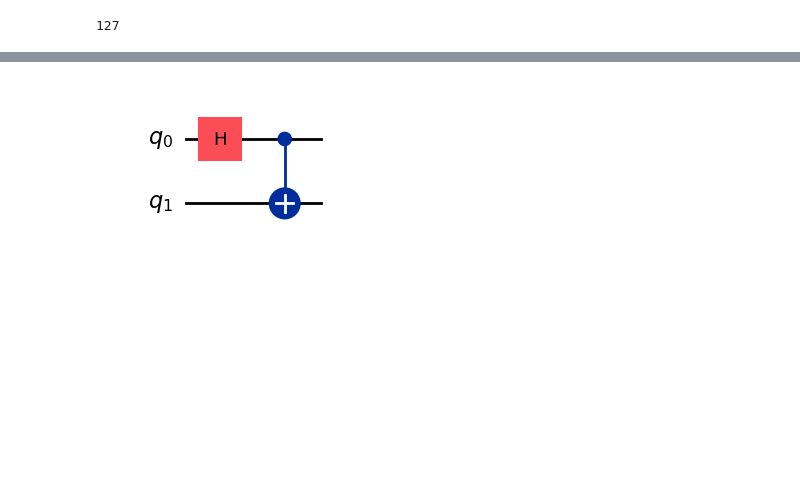
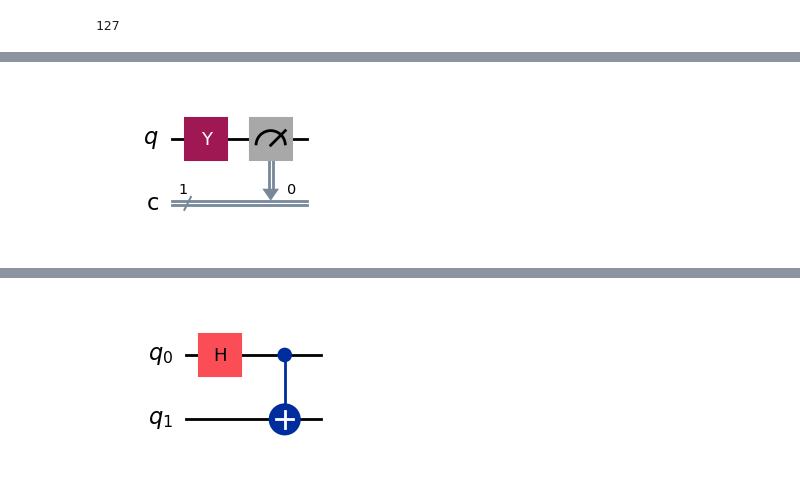
Before and after one commit to QuitttCat/Quantam-Computing-Hands-On, a Jupyter notebook: qiskit_basic_setup.ipynb, the cells around one changed output, grey strips where cells are left out. Saved outputs shown, nothing was run; the diff lists cells and outputs as text; code cells hidden in the pictures; blank space fills up the shorter version.

```diff
--- a/qiskit_basic_setup.ipynb
+++ b/qiskit_basic_setup.ipynb
@@ -16,0 +55,17 @@ backend.num_qubits
+# %%
+from qiskit import QuantumCircuit
+
+# Create a quantum circuit with 1 qubit and 1 classical bit
+qc_y = QuantumCircuit(1, 1)
+
+# Apply Pauli-Y gate (i.e., phase flip + bit flip)
+# Y|0⟩ = i|1⟩, Y|1⟩ = -i|0⟩
+qc_y.y(0)
+
+# Measure the first qubit and store the result in the first classical bit
+qc_y.measure(0, 0)
+
+# Draw the circuit
+qc_y.draw(output='mpl')
+# %% [output]
+[figure, added]
```
Also changed, not shown: parts of 4 cells of this notebook.
